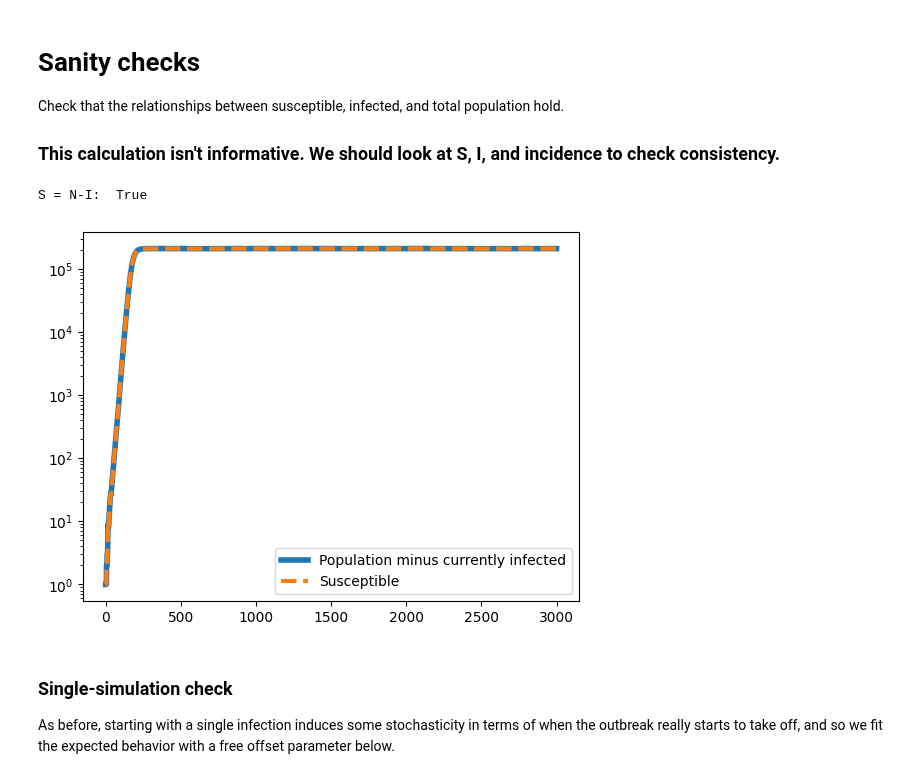
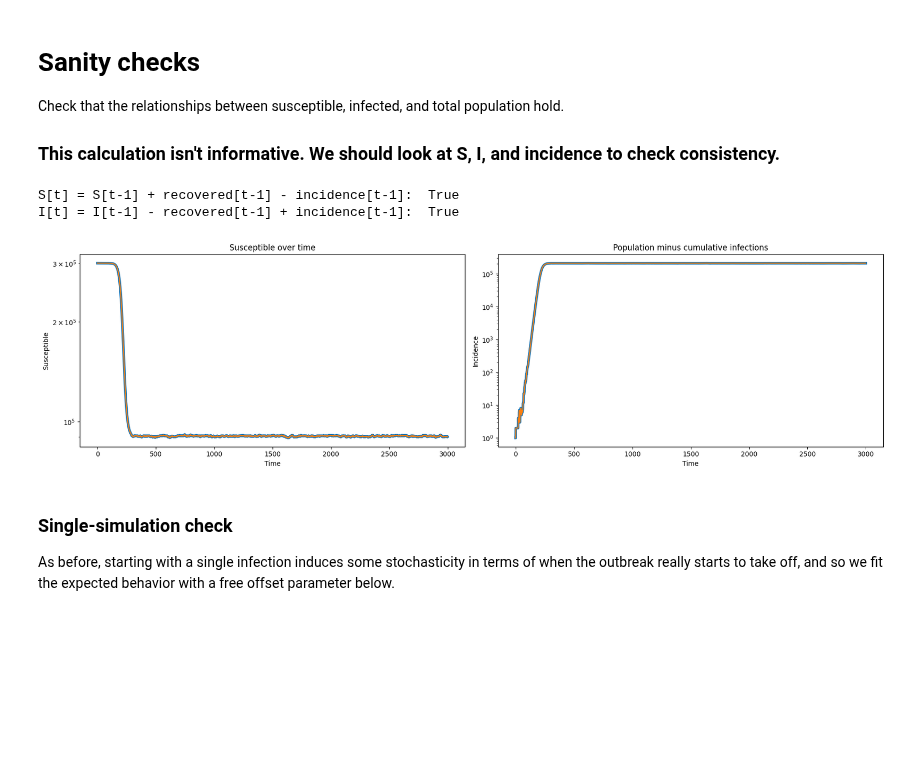
Before and after one commit to laser-base/laser-generic, a Jupyter notebook: docs/tutorials/notebooks/03_SIS_nobirths_logistic_growth.ipynb, the cells around one changed output. Cells and saved outputs as stored; diff of their text form; code cells hidden in the pictures; blank space fills up the shorter version.

```diff
--- a/docs/tutorials/notebooks/03_SIS_nobirths_logistic_growth.ipynb
+++ b/docs/tutorials/notebooks/03_SIS_nobirths_logistic_growth.ipynb
@@ -89,16 +82,33 @@ while not outbreak:
 Check that the relationships between susceptible, infected, and total population hold.
 
 ### This calculation isn't informative. We should look at S, I, and incidence to check consistency.
-# %%
-plt.plot(model.nodes.I, lw=4)
-N = model.nodes.S + model.nodes.I
-plt.plot(N - model.nodes.S.astype("int"), "--", lw=3)
-plt.yscale("log")
-plt.legend(["Population minus currently infected", "Susceptible", "Population minus cumulative infections (incidence)"])
-print("S = N-I:  " + str(np.isclose(model.nodes.S, N - model.nodes.I).all()))
-# %% [output]
-S = N-I:  True
-[figure, removed]
+# %%
+fig, axs = plt.subplots(1, 2, figsize=(18, 5))
+
+# Panel 2: Susceptible over time
+axs[0].plot(model.nodes.S[1:], lw=4)
+axs[0].plot(model.nodes.S[:-1] + model.nodes.newly_recovered[:-1] - model.nodes.newly_infected[:-1])
+axs[0].set_yscale("log")
+axs[0].set_title("Susceptible over time")
+axs[0].set_xlabel("Time")
+axs[0].set_ylabel("Susceptible")
+
+# Panel 3: Population minus cumulative infections (incidence)
+axs[1].plot(model.nodes.I[1:], lw=4)
+axs[1].plot(model.nodes.I[:-1] - model.nodes.newly_recovered[:-1] + model.nodes.newly_infected[:-1])
+axs[1].set_yscale("log")
+axs[1].set_title("Population minus cumulative infections")
+axs[1].set_xlabel("Time")
+axs[1].set_ylabel("Incidence")
+
+plt.tight_layout()
+
+print("S[t] = S[t-1] + recovered[t-1] - incidence[t-1]: ", np.allclose(model.nodes.S[1:], model.nodes.S[:-1] + model.nodes.newly_recovered[:-1] - model.nodes.newly_infected[:-1]))
+print("I[t] = I[t-1] - recovered[t-1] + incidence[t-1]: ", np.allclose(model.nodes.I[1:], model.nodes.I[:-1] - model.nodes.newly_recovered[:-1] + model.nodes.newly_infected[:-1]))
+# %% [output]
+S[t] = S[t-1] + recovered[t-1] - incidence[t-1]:  True
+I[t] = I[t-1] - recovered[t-1] + incidence[t-1]:  True
+[figure, added]
 # %% [markdown]
 ### Single-simulation check
 As before, starting with a single infection induces some stochasticity in terms of when the outbreak really starts to take off, and so we fit the expected behavior with a free offset parameter below.
```
Also changed, not shown: parts of 10 cells of this notebook, 5 other files.
